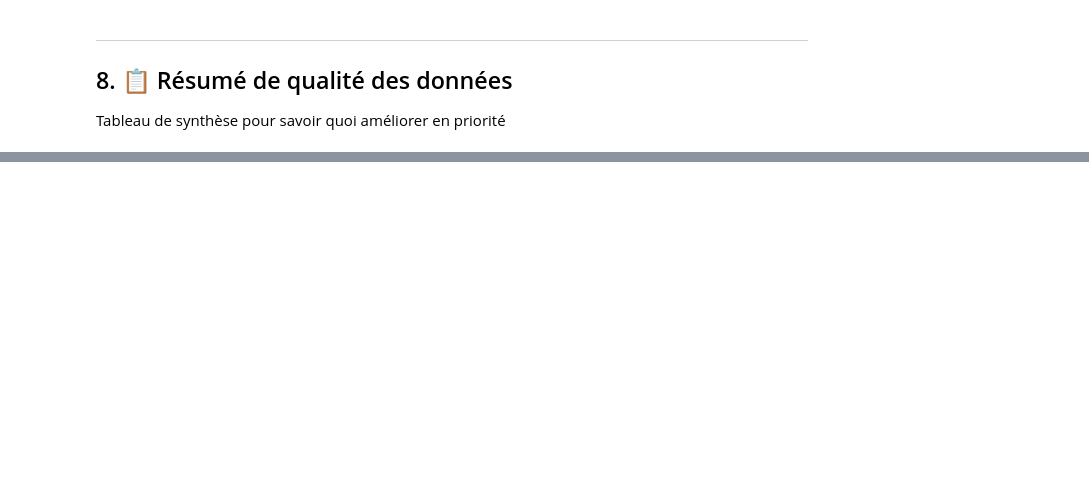
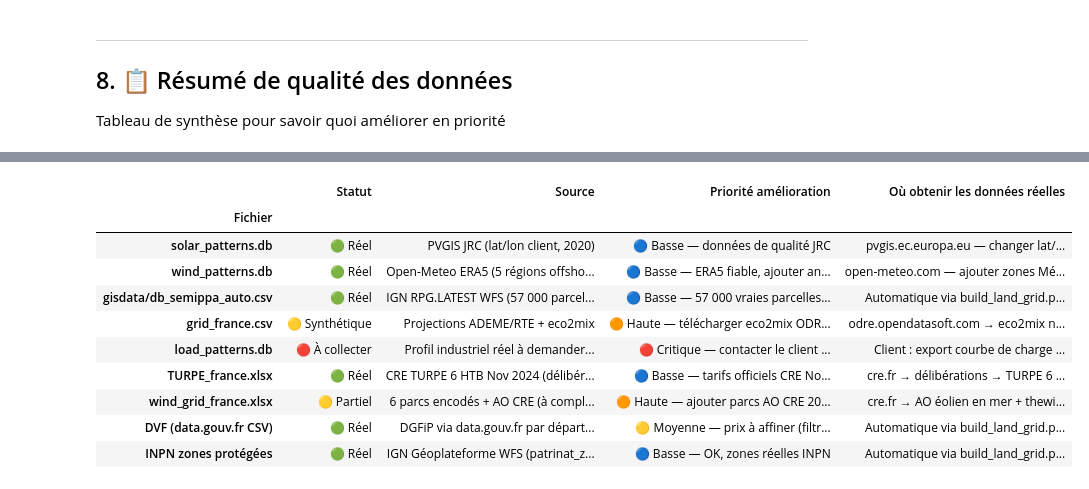
Before and after one commit to cyprien44/pyPPA, a Jupyter notebook: French_PPA/explore_ppa_data_france.ipynb, the cells around one changed output, grey strips where cells are left out. Saved outputs shown, nothing was run; the diff lists cells and outputs as text; code cells hidden in the pictures; blank space fills up the shorter version.

```diff
--- a/French_PPA/explore_ppa_data_france.ipynb
+++ b/French_PPA/explore_ppa_data_france.ipynb
@@ -709,0 +671,78 @@ print("   5. [BASSE]    Télécharger vent ERA5 pour années supplémentaires")
+# %%
+summary_data = {
+    'Fichier': [
+        'solar_patterns.db',
+        'wind_patterns.db',
+        'gisdata/db_semippa_auto.csv',
+        'grid_france.csv',
+        'load_patterns.db',
+        'TURPE_france.xlsx',
+        'wind_grid_france.xlsx',
+        'DVF (data.gouv.fr CSV)',
+        'INPN zones protégées'
+    ],
+    'Statut': [
+        '🟢 Réel',
+        '🟢 Réel',
+        '🟢 Réel',
+        '🟡 Synthétique',
+        '🔴 À collecter',
+        '🟢 Réel',
+        '🟡 Partiel',
+        '🟢 Réel',
+        '🟢 Réel'
+    ],
+    'Source': [
+        'PVGIS JRC (lat/lon client, 2020)',
+        'Open-Meteo ERA5 (5 régions offshore, 2020)',
+        'IGN RPG.LATEST WFS (57 000 parcelles PAC, 2024)',
+        'Projections ADEME/RTE + eco2mix',
+        'Profil industriel réel à demander au client',
+        'CRE TURPE 6 HTB Nov 2024 (délibération 2024-121)',
+        '6 parcs encodés + AO CRE (à compléter)',
+        'DGFiP via data.gouv.fr par département (2023)',
+        'IGN Géoplateforme WFS (patrinat_znieff1/sic/zps)'
+    ],
+    'Priorité amélioration': [
+        '🔵 Basse — données de qualité JRC',
+        '🔵 Basse — ERA5 fiable, ajouter années si besoin',
+        '🔵 Basse — 57 000 vraies parcelles PAC 2024',
+        '🟠 Haute — télécharger eco2mix ODRE pour CO2 réel',
+        '🔴 Critique — contacter le client dès que possible',
+        '🔵 Basse — tarifs officiels CRE Nov 2024',
+        '🟠 Haute — ajouter parcs AO CRE 2023 (Dunkerque 2...)',
+        '🟡 Moyenne — prix à affiner (filtre terrains agricoles)',
+        '🔵 Basse — OK, zones réelles INPN'
+    ],
+    'Où obtenir les données réelles': [
+        'pvgis.ec.europa.eu — changer lat/lon dans download_france_data.py',
+        'open-meteo.com — ajouter zones Méditerranée/Manche si besoin',
+        'Automatique via build_land_grid.py (IGN WFS)',
+        'odre.opendatasoft.com → eco2mix national → passer à build_france_grid_info()',
+        'Client : export courbe de charge horodate (format CSV)',
+        'cre.fr → délibérations → TURPE 6 HTB (déjà intégré dans TURPE_france.xlsx)',
+        'cre.fr → AO éolien en mer + thewindpower.net + 4C Offshore',
+        'Automatique via build_land_grid.py (fetch_dvf_from_csv)',
+        'Automatique via build_land_grid.py (patrinat WFS IGN)'
+    ]
+}
+
+summary_df = pd.DataFrame(summary_data)
+
+print("\n📋 SYNTHÈSE QUALITÉ DES DONNÉES — French PPA Model\n")
+pd.set_option('display.max_colwidth', 65)
+display(summary_df.set_index('Fichier'))
+
+# Compter les statuts
+n_reel = summary_data['Statut'].count('🟢 Réel')
+n_synth = summary_data['Statut'].count('🟡 Synthétique') + summary_data['Statut'].count('🟡 Partiel')
+n_crit = summary_data['Statut'].count('🔴 À collecter')
+
+print(f"\n📊 Résumé : {n_reel} fichiers réels ✅ | {n_synth} partiels ⚠️ | {n_crit} à collecter 🚨")
+print("\n🎯 Actions prioritaires :")
+print("   1. 🔴 [CRITIQUE] Courbe de charge réelle du client → contacter gestionnaire énergie")
+print("   2. 🟠 [HAUTE]    eco2mix ODRE → odre.opendatasoft.com → grid_france.csv")
+print("   3. 🟠 [HAUTE]    Parcs éoliens AO CRE → wind_grid_france.xlsx (Dunkerque 2, Manche 1...)")
+print("   4. 🟡 [MOYENNE]  DVF prix agricoles → affiner filtre nature_culture dans build_land_grid.py")
+print("   5. 🔵 [BASSE]    PVGIS autre site → changer lat/lon dans download_france_data.py")
+# %% [output]
@@ -709,0 +750,11 @@ print("   5. [BASSE]    Télécharger vent ERA5 pour années supplémentaires")
+|  | Statut | Source | Priorité amélioration | Où obtenir les données réelles |
+| Fichier |  |  |  |  |
+| solar_patterns.db | 🟢 Réel | PVGIS JRC (lat/lon client, 2020) | 🔵 Basse — données de qualité JRC | pvgis.ec.europa.eu — changer lat/... |
+| wind_patterns.db | 🟢 Réel | Open-Meteo ERA5 (5 régions offsho... | 🔵 Basse — ERA5 fiable, ajouter an... | open-meteo.com — ajouter zones Mé... |
+| gisdata/db_semippa_auto.csv | 🟢 Réel | IGN RPG.LATEST WFS (57 000 parcel... | 🔵 Basse — 57 000 vraies parcelles... | Automatique via build_land_grid.p... |
+| grid_france.csv | 🟡 Synthétique | Projections ADEME/RTE + eco2mix | 🟠 Haute — télécharger eco2mix ODR... | odre.opendatasoft.com → eco2mix n... |
+| load_patterns.db | 🔴 À collecter | Profil industriel réel à demander... | 🔴 Critique — contacter le client ... | Client : export courbe de charge ... |
+| TURPE_france.xlsx | 🟢 Réel | CRE TURPE 6 HTB Nov 2024 (délibér... | 🔵 Basse — tarifs officiels CRE No... | cre.fr → délibérations → TURPE 6 ... |
+| wind_grid_france.xlsx | 🟡 Partiel | 6 parcs encodés + AO CRE (à compl... | 🟠 Haute — ajouter parcs AO CRE 20... | cre.fr → AO éolien en mer + thewi... |
+| DVF (data.gouv.fr CSV) | 🟢 Réel | DGFiP via data.gouv.fr par départ... | 🟡 Moyenne — prix à affiner (filtr... | Automatique via build_land_grid.p... |
+| INPN zones protégées | 🟢 Réel | IGN Géoplateforme WFS (patrinat_z... | 🔵 Basse — OK, zones réelles INPN | Automatique via build_land_grid.p... |
```
Also changed, not shown: parts of 4 cells of this notebook, 5 other files.
